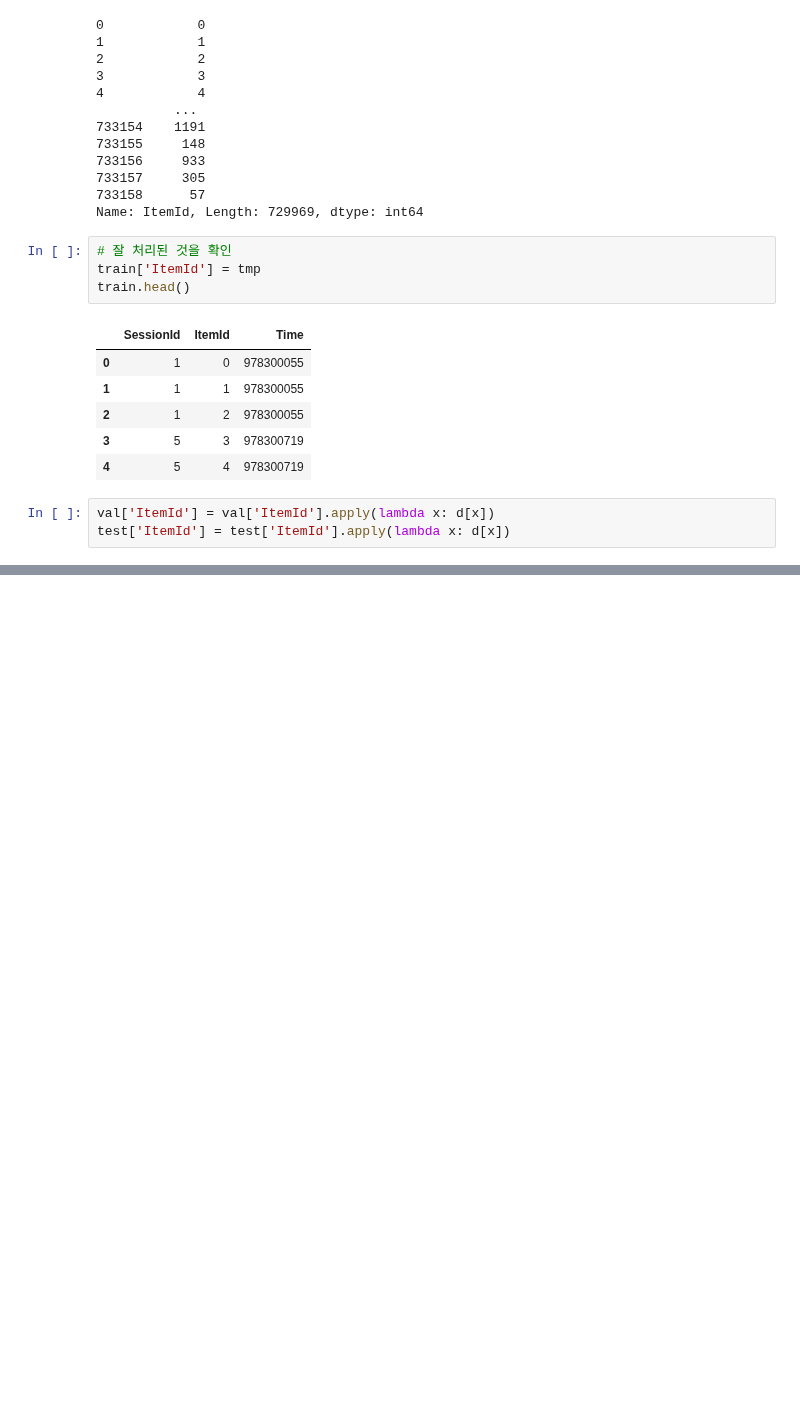
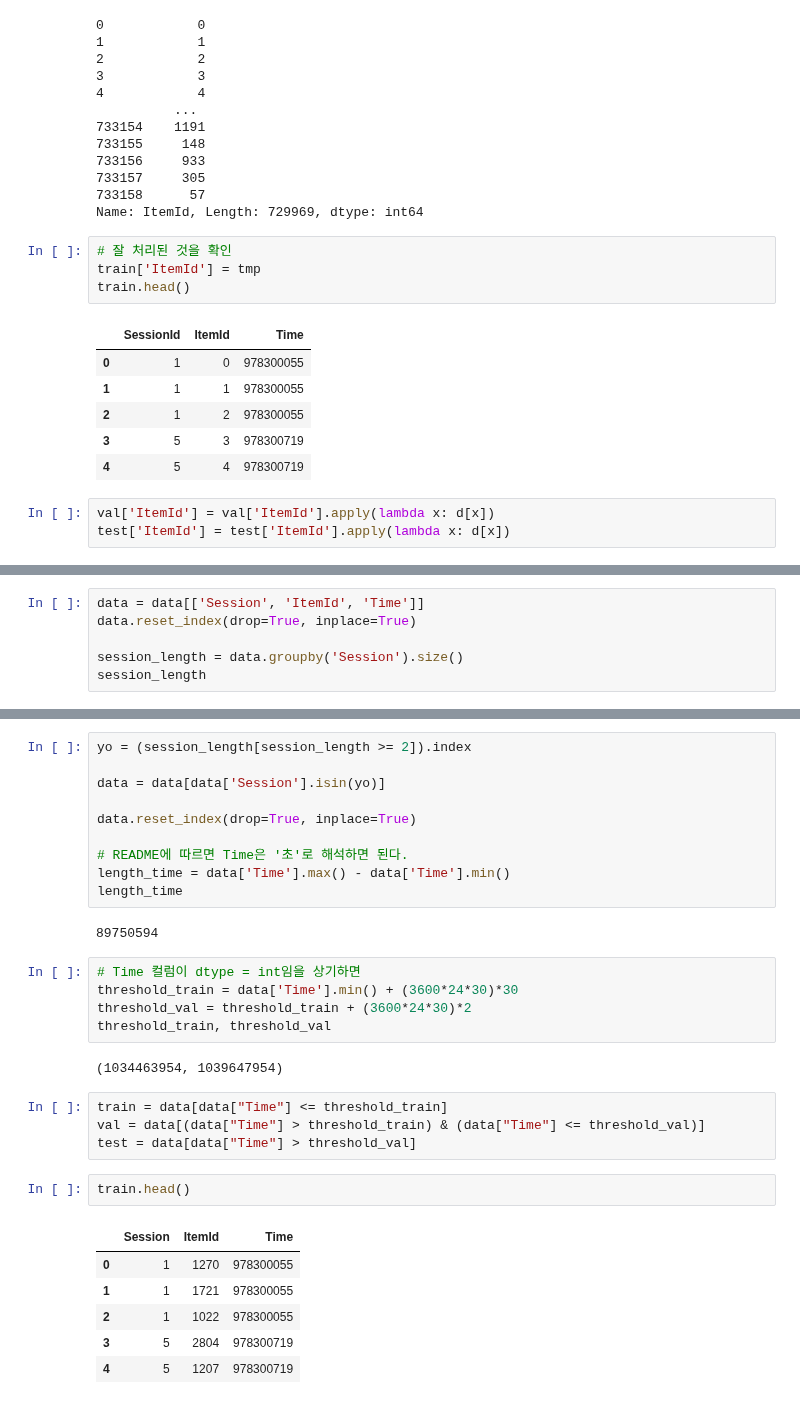
Before and after one commit to jujemu/Aiffel, a Jupyter notebook: EX/Ex-17/[Ex-17]MoviePred.ipynb, the cells around one changed output, grey strips where cells are left out. Saved outputs shown, nothing was run; the diff lists cells and outputs as text; blank space fills up the shorter version.

```diff
--- a/EX/Ex-17/[Ex-17]MoviePred.ipynb
+++ b/EX/Ex-17/[Ex-17]MoviePred.ipynb
@@ -708,0 +990,6 @@ IndexError: index 584 is out of bounds for axis 0 with size 584
+# %%
+data = data[['Session', 'ItemId', 'Time']]
+data.reset_index(drop=True, inplace=True)
+
+session_length = data.groupby('Session').size()
+session_length
@@ -708,0 +1010,32 @@ IndexError: index 584 is out of bounds for axis 0 with size 584
+# %%
+yo = (session_length[session_length >= 2]).index
+
+data = data[data['Session'].isin(yo)]
+
+data.reset_index(drop=True, inplace=True)
+
+# README에 따르면 Time은 '초'로 해석하면 된다.
+length_time = data['Time'].max() - data['Time'].min()
+length_time
+# %% [output]
+89750594
+# %%
+# Time 컬럼이 dtype = int임을 상기하면
+threshold_train = data['Time'].min() + (3600*24*30)*30
+threshold_val = threshold_train + (3600*24*30)*2
+threshold_train, threshold_val
+# %% [output]
+(1034463954, 1039647954)
+# %%
+train = data[data["Time"] <= threshold_train]
+val = data[(data["Time"] > threshold_train) & (data["Time"] <= threshold_val)]
+test = data[data["Time"] > threshold_val]
+# %%
+train.head()
+# %% [output]
+|  | Session | ItemId | Time |
+| 0 | 1 | 1270 | 978300055 |
+| 1 | 1 | 1721 | 978300055 |
+| 2 | 1 | 1022 | 978300055 |
+| 3 | 5 | 2804 | 978300719 |
+| 4 | 5 | 1207 | 978300719 |
```
Also changed, not shown: parts of 49 cells of this notebook.
